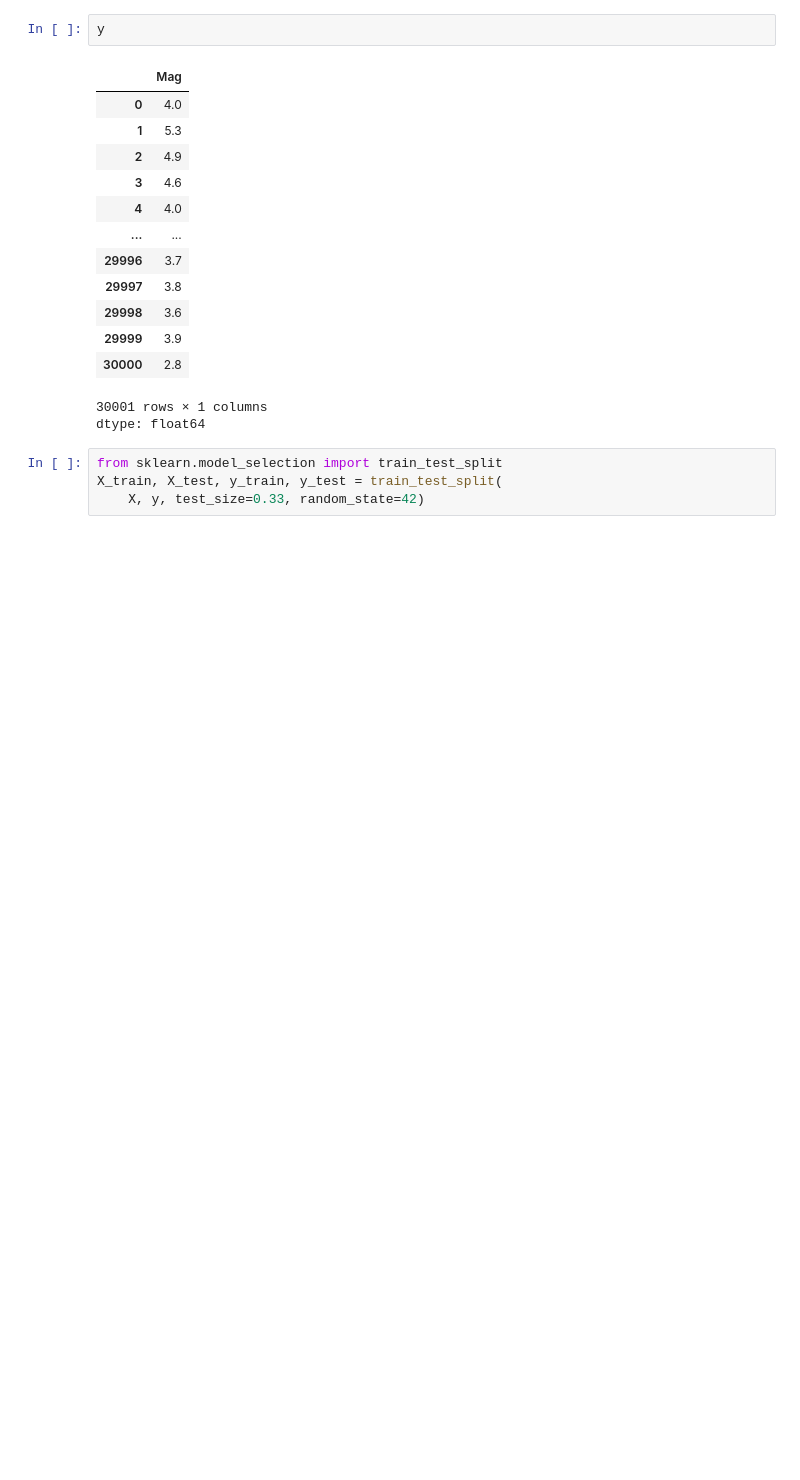
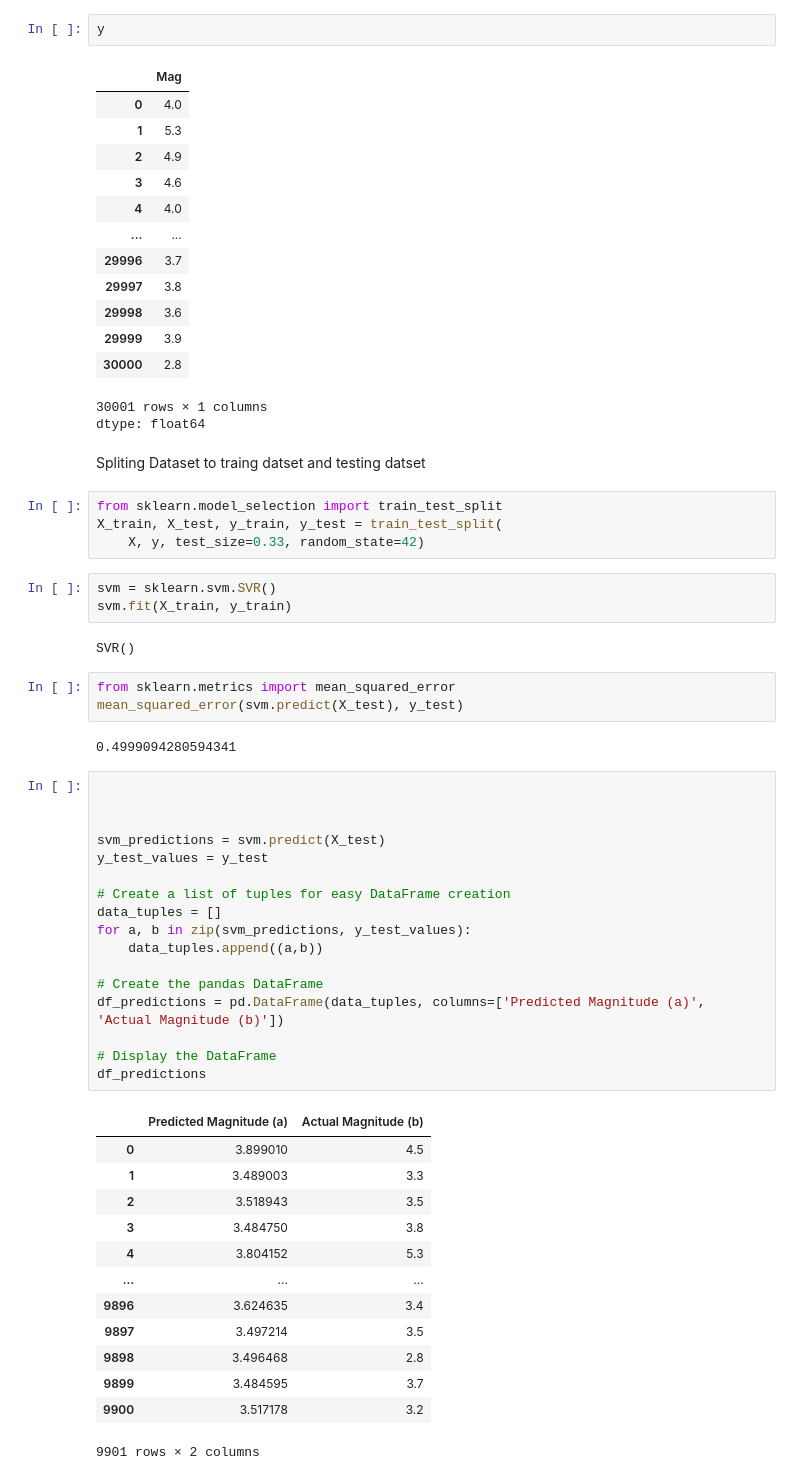
Before and after one commit to jasnanufais881/EARTHQUAKE_PREDICTION, a Jupyter notebook: Code/earthquake-master/explore.ipynb, the cells around one changed output. Cells and saved outputs as stored; diff of their text form; blank space fills up the shorter version.

```diff
--- a/Code/earthquake-master/explore.ipynb
+++ b/Code/earthquake-master/explore.ipynb
@@ -116,7 +118,50 @@ y
 | 30000 | 2.8 |
 30001 rows × 1 columns
 dtype: float64
+# %% [markdown]
+Spliting Dataset to traing datset and testing datset
 # %%
 from sklearn.model_selection import train_test_split
 X_train, X_test, y_train, y_test = train_test_split(
     X, y, test_size=0.33, random_state=42)
+# %%
+svm = sklearn.svm.SVR()
+svm.fit(X_train, y_train)
+# %% [output]
+SVR()
+# %%
+from sklearn.metrics import mean_squared_error
+mean_squared_error(svm.predict(X_test), y_test)
+# %% [output]
+0.4999094280594341
+# %%
+
+
+
+svm_predictions = svm.predict(X_test)
+y_test_values = y_test
+
+# Create a list of tuples for easy DataFrame creation
+data_tuples = []
+for a, b in zip(svm_predictions, y_test_values):
+    data_tuples.append((a,b))
+
+# Create the pandas DataFrame
+df_predictions = pd.DataFrame(data_tuples, columns=['Predicted Magnitude (a)', 'Actual Magnitude (b)'])
+
+# Display the DataFrame
+df_predictions
+# %% [output]
+|  | Predicted Magnitude (a) | Actual Magnitude (b) |
+| 0 | 3.899010 | 4.5 |
+| 1 | 3.489003 | 3.3 |
+| 2 | 3.518943 | 3.5 |
+| 3 | 3.484750 | 3.8 |
+| 4 | 3.804152 | 5.3 |
+| ... | ... | ... |
+| 9896 | 3.624635 | 3.4 |
+| 9897 | 3.497214 | 3.5 |
+| 9898 | 3.496468 | 2.8 |
+| 9899 | 3.484595 | 3.7 |
+| 9900 | 3.517178 | 3.2 |
+9901 rows × 2 columns
```
Also changed, not shown: parts of 1 cell of this notebook, 3 other files.
